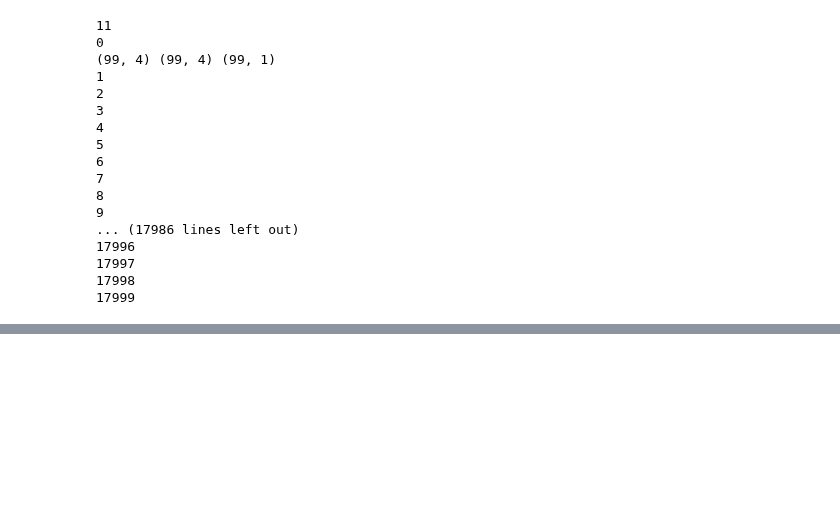
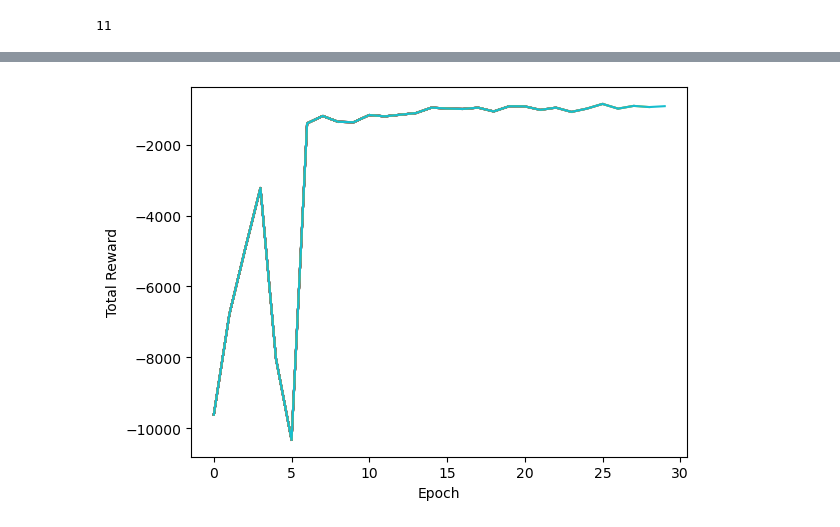
Before and after one commit to dcsteinhauser/HDS, a Jupyter notebook: src/dyn_model/DataGen.ipynb, the cells around one changed output, grey strips where cells are left out. Saved outputs shown, nothing was run; the diff lists cells and outputs as text; code cells hidden in the pictures; blank space fills up the shorter version.

```diff
--- a/src/dyn_model/DataGen.ipynb
+++ b/src/dyn_model/DataGen.ipynb
@@ -1,7 +1,15 @@
 # %%
 import jax
 import jax.numpy as jnp
-from env1.RealisticPendulum import RealisticPendulum
+import matplotlib.pyplot as plt
+from env1.Pendulum import Pendulum
+from Pods2 import train
+from IPython.display import clear_output
+from functools import partial
 
-trajectory_length = 100
-num_samples = 18000
+trajectory_length = 1000
+num_samples = 1800
+
+Pendulum = Pendulum()
+# %% [output]
+11
@@ -11,48 +16,13 @@ def generate_inputs(rng,trajectory_length):
-# %%
-Pendulum = RealisticPendulum()
-observation_t = None
-observation_tp = None
-action_t = None
-
-for i in range(num_samples):
-    #generate RNG
-    rnjesus = jax.random.key(i)
-    inputs = generate_inputs(rnjesus, trajectory_length)
-    state = Pendulum.reset(rng=rnjesus)
-    observations = jnp.zeros((trajectory_length, 4))
-    print(i)
-    for t in range(trajectory_length):
-        action = inputs[t]
-        state = Pendulum.step(state, action)
-        observations = observations.at[t].set(jnp.concatenate([state.pipeline_state.q, state.pipeline_state.qd]))
-        #print(t)
-
-    if observation_t == None:
-        observation_t = observations[:-1]
-        observation_tp = observations[1:]
-        action_t = inputs[:-1]
-        print(observation_t.shape, observation_tp.shape, action_t.shape)
-    else:
-        observation_t = jnp.concatenate([observation_t, observations[:-1]])
-        observation_tp = jnp.concatenate([observation_tp, observations[1:]])
-        action_t = jnp.concatenate([action_t, inputs[:-1]])
-
-jnp.savez("Data/data.npz", observation_t=observation_t, observation_tp=observation_tp, action_t=action_t)
-# %% [output]
-11
-0
-(99, 4) (99, 4) (99, 1)
-1
-2
-3
-4
-5
-6
-7
-8
-9
-... (17986 lines left out)
-17996
-17997
-17998
-17999
+# %%
+env = Pendulum()
+
+def progress_f(x_data,y_data,epoch,reward):
+    print(reward)
+    x_data.append(epoch)
+    y_data.append(reward)
+    clear_output(wait=True)
+    plt.xlabel('Epoch')
+    plt.ylabel('Total Reward')
+    plt.plot(x_data, y_data)
+policy_pods = train(env,trajectory_length=100 ,num_samples=50,epochs=30, inner_epochs=20, alpha_a=2e-4, init_learning_rate=1e-3, progress_fn=progress_f)
+# %% [output]
@@ -58,0 +49 @@ jnp.savez("Data/data.npz", observation_t=observation_t, observation_tp=observati
+[figure, added]
```
Also changed, not shown: parts of 7 cells of this notebook, 30 other files.
